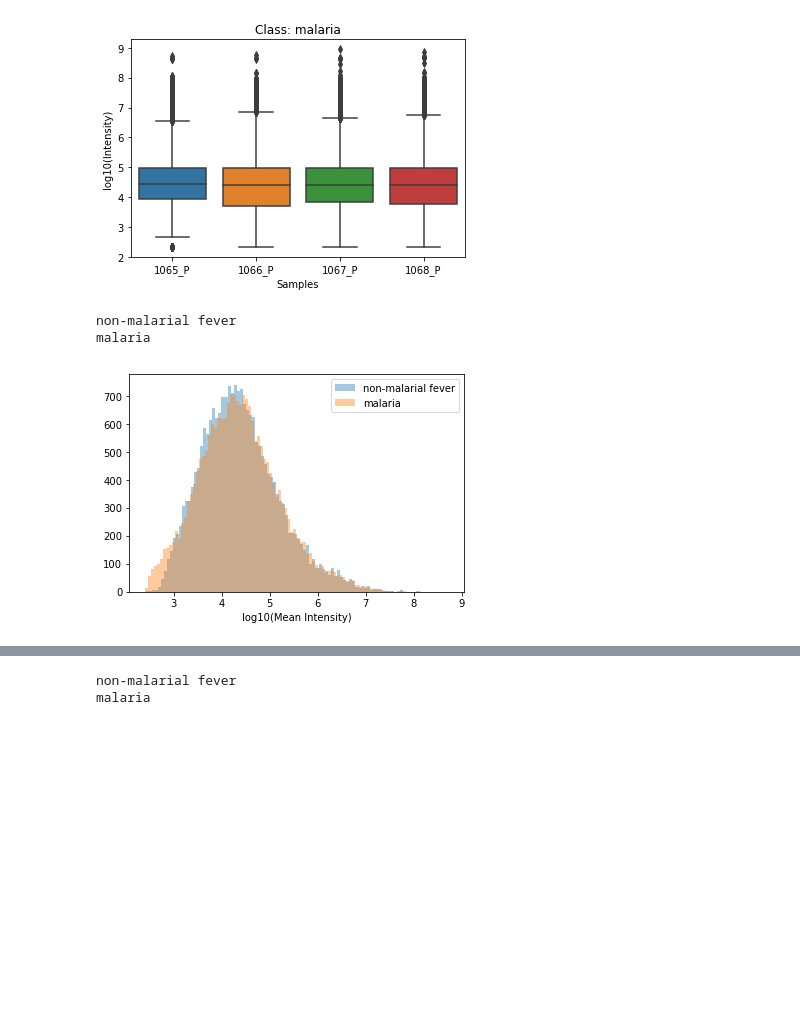
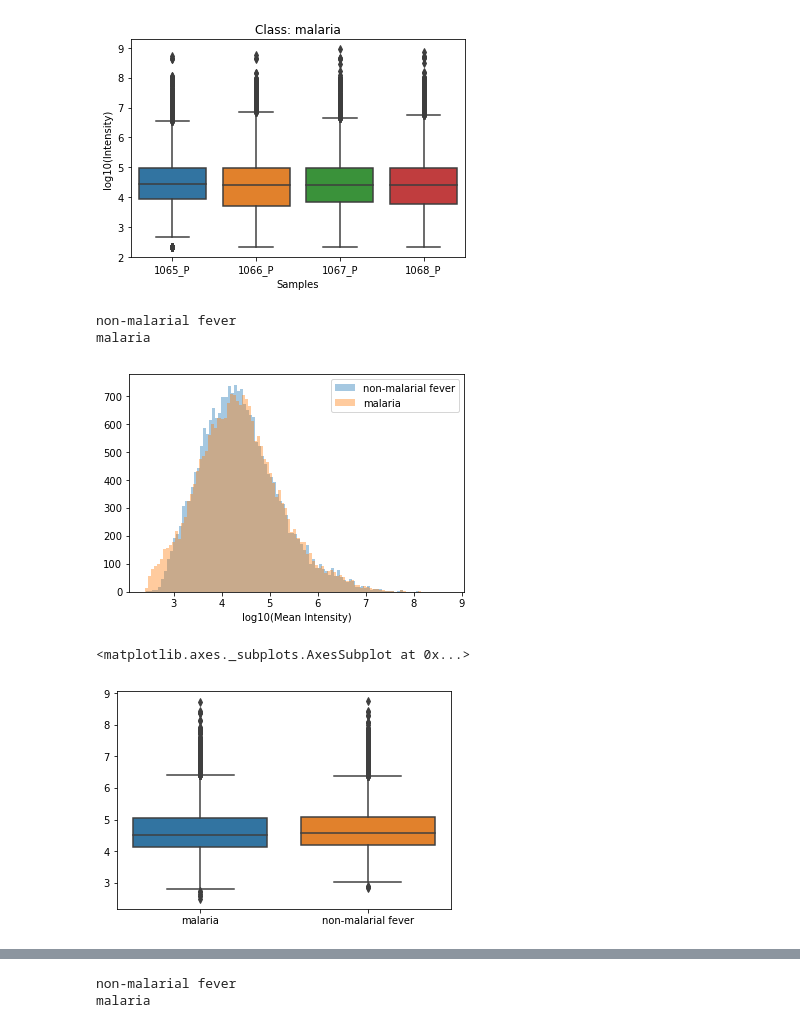
Before and after one commit to irockafe/metabolomics_processing, a Jupyter notebook: notebooks/MTBLS315_pos_analysis_template.ipynb, the cells around one changed output, grey strips where cells are left out. Cells and saved outputs as stored; diff of their text form; code cells hidden in the pictures; blank space fills up the shorter version.

```diff
--- a/notebooks/MTBLS315_pos_analysis_template.ipynb
+++ b/notebooks/MTBLS315_pos_analysis_template.ipynb
@@ -147,10 +174,19 @@ axes = explore.sample_feature_intensity(tidy,
 # %%
 # Mean intensity per feature
 axes = explore.distplot_classes(np.log10(zero_filled),
     class_dict=new_class_dict, fxn=np.mean,
     axlabel='log10(Mean Intensity)', bins=100,
                                kde=False)
+plt.show()
+
+# Mean intensity per feature per class
+df_mean = pd.DataFrame({k: np.mean(zero_filled.loc[v], axis=0)
+                       for k, v in new_class_dict.iteritems()}
+                      )
+sns.boxplot(data=np.log10(df_mean))
 # %% [output]
 non-malarial fever
 malaria
 [figure]
+<matplotlib.axes._subplots.AxesSubplot at 0x...>
+[figure, added]
```
Also changed, not shown: parts of 20 cells of this notebook, 22 other files.
